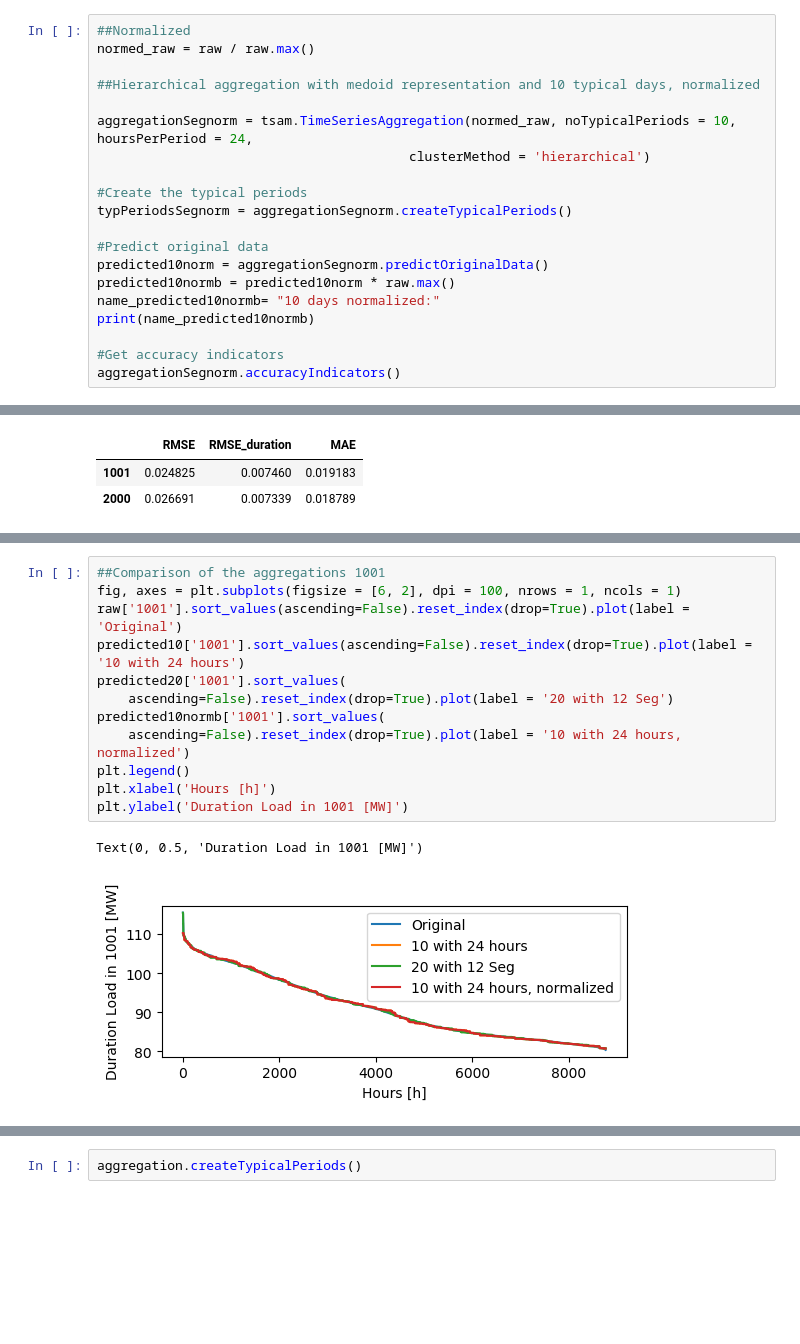
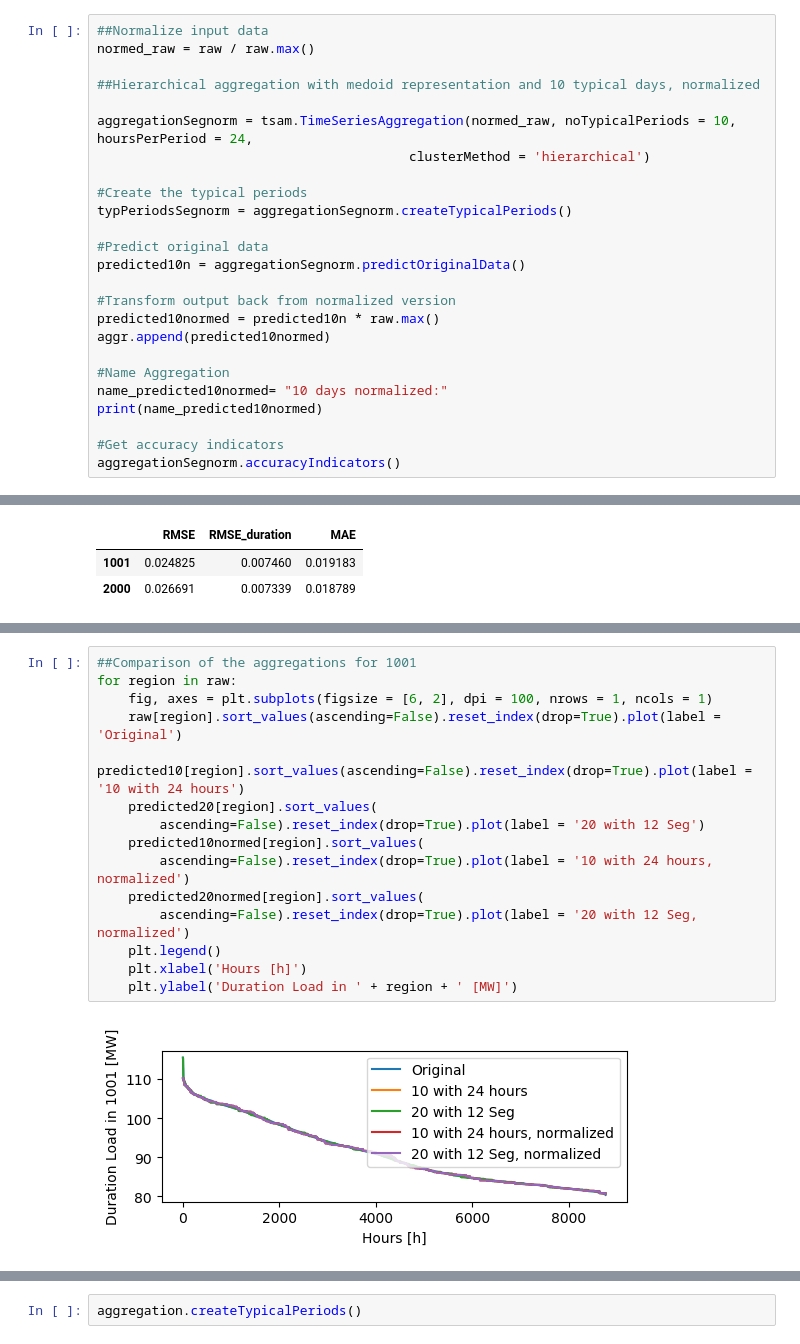
Before and after one commit to viole-i/Outputs_Thesis_DLR, a Jupyter notebook: Landkreisgasbedarf zusammenfassen.ipynb, the cells around one changed output, grey strips where cells are left out. Cells and saved outputs as stored; diff of their text form; blank space fills up the shorter version.

```diff
--- a/Landkreisgasbedarf zusammenfassen.ipynb
+++ b/Landkreisgasbedarf zusammenfassen.ipynb
@@ -70,7 +79,7 @@ aggregationSeg.accuracyIndicators()
 # %% [markdown]
 ## Hierarchical aggregation, normalized
 # %%
-##Normalized
+##Normalize input data
 normed_raw = raw / raw.max()
 
 ##Hierarchical aggregation with medoid representation and 10 typical days, normalized
@@ -82,10 +91,15 @@ aggregationSegnorm = tsam.TimeSeriesAggregation(normed_raw, noTypicalPeriods = 1
 typPeriodsSegnorm = aggregationSegnorm.createTypicalPeriods()
 
 #Predict original data
-predicted10norm = aggregationSegnorm.predictOriginalData()
-predicted10normb = predicted10norm * raw.max()
-name_predicted10normb= "10 days normalized:"
-print(name_predicted10normb)
+predicted10n = aggregationSegnorm.predictOriginalData()
+
+#Transform output back from normalized version
+predicted10normed = predicted10n * raw.max()
+aggr.append(predicted10normed)
+
+#Name Aggregation
+name_predicted10normed= "10 days normalized:"
+print(name_predicted10normed)
 
 #Get accuracy indicators
 aggregationSegnorm.accuracyIndicators()
@@ -97,15 +138,17 @@ aggregationSegnorm.accuracyIndicators()
 # %%
-##Comparison of the aggregations 1001
-fig, axes = plt.subplots(figsize = [6, 2], dpi = 100, nrows = 1, ncols = 1)
-raw['1001'].sort_values(ascending=False).reset_index(drop=True).plot(label = 'Original')
-predicted10['1001'].sort_values(ascending=False).reset_index(drop=True).plot(label = '10 with 24 hours')
-predicted20['1001'].sort_values(
-    ascending=False).reset_index(drop=True).plot(label = '20 with 12 Seg')
-predicted10normb['1001'].sort_values(
-    ascending=False).reset_index(drop=True).plot(label = '10 with 24 hours, normalized')
-plt.legend()
-plt.xlabel('Hours [h]')
-plt.ylabel('Duration Load in 1001 [MW]')
+##Comparison of the aggregations for 1001
+for region in raw:
+    fig, axes = plt.subplots(figsize = [6, 2], dpi = 100, nrows = 1, ncols = 1)
+    raw[region].sort_values(ascending=False).reset_index(drop=True).plot(label = 'Original')
+    predicted10[region].sort_values(ascending=False).reset_index(drop=True).plot(label = '10 with 24 hours')
+    predicted20[region].sort_values(
+        ascending=False).reset_index(drop=True).plot(label = '20 with 12 Seg')
+    predicted10normed[region].sort_values(
+        ascending=False).reset_index(drop=True).plot(label = '10 with 24 hours, normalized')
+    predicted20normed[region].sort_values(
+        ascending=False).reset_index(drop=True).plot(label = '20 with 12 Seg, normalized')
+    plt.legend()
+    plt.xlabel('Hours [h]')
+    plt.ylabel('Duration Load in ' + region + ' [MW]')
 # %% [output]
-Text(0, 0.5, 'Duration Load in 1001 [MW]')
-[figure, old version]
+[figure, new version]
```
Also changed, not shown: parts of 16 cells of this notebook.
